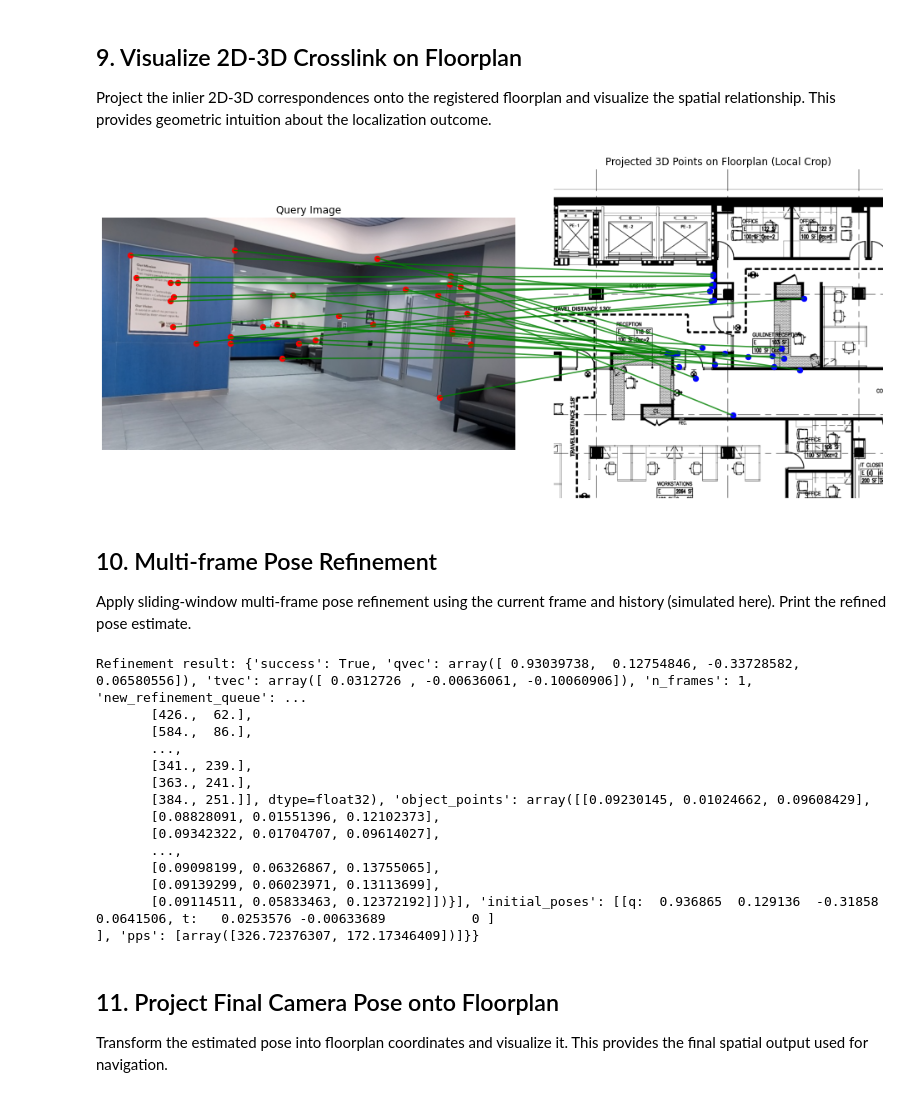
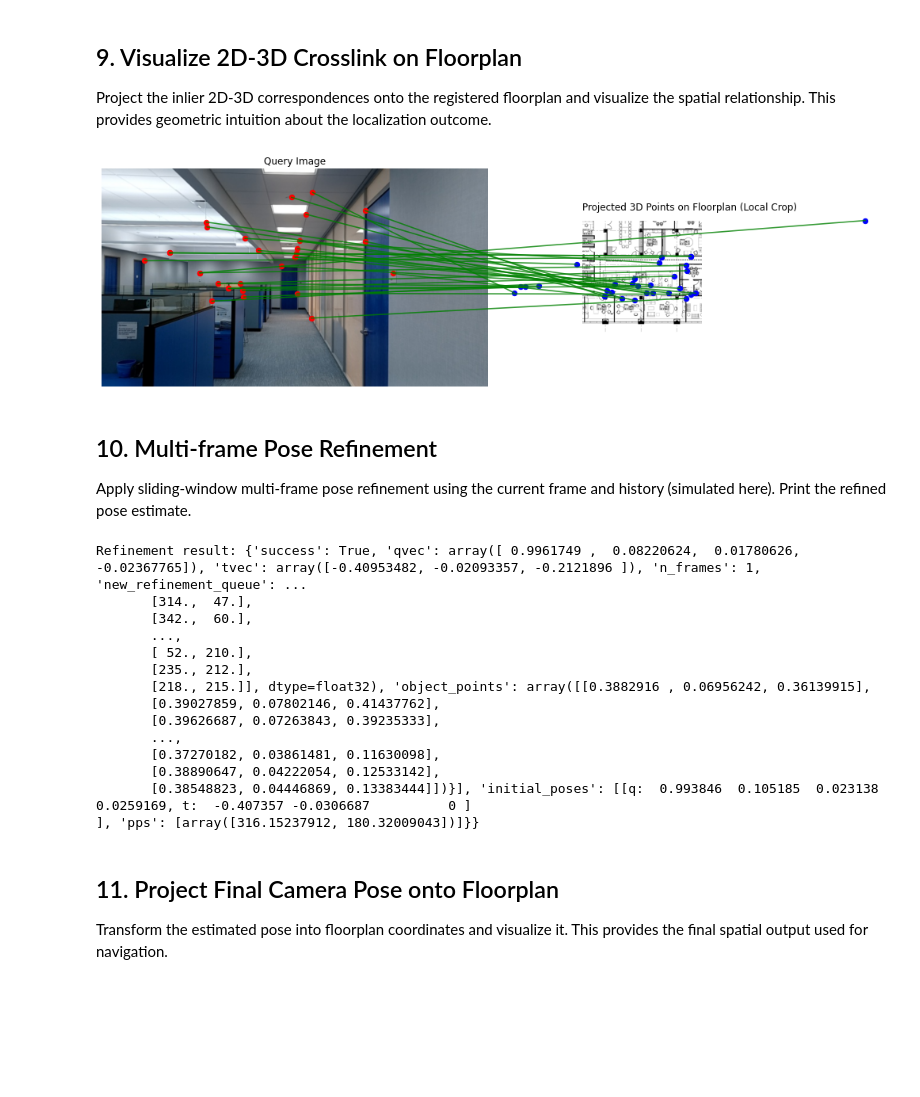
Before and after one commit to endeleze/UNav, a Jupyter notebook: visualization_localization.ipynb, the cells around one changed output. Saved outputs shown, nothing was run; the diff lists cells and outputs as text; code cells hidden in the pictures; blank space fills up the shorter version.

```diff
--- a/visualization_localization.ipynb
+++ b/visualization_localization.ipynb
@@ -12,9 +12,11 @@ DATA_TEMP_ROOT = "/mnt/data/UNav-IO/temp"
 FEATURE_MODEL = "DinoV2Salad"
 LOCAL_FEATURE_MODEL = "superpoint+lightglue"
 
-PLACES = ["New_York_City"]
-BUILDINGS = ["LightHouse"]
-FLOORS = ["3_floor", "4_floor", "6_floor"]
+PLACES = {
+    "New_York_City": {
+        "LightHouse": ["3_floor", "4_floor", "6_floor"]
+    }
+}
 # %% [markdown]
 ## 2. Import Libraries and UNav Modules
 
@@ -65,7 +64,7 @@ Loaded model from /mnt/data/UNav-IO/data/parameters/DinoV2Salad/ckpts/dino_salad
 
 Read a test image for localization and display it for reference.
 # %%
-test_image_path = "/mnt/data/UNav-IO-old/logs/New_York_City/LightHouse/6/02754/images/2023-07-18_09-40-46.png"
+test_image_path = "/mnt/data/UNav-IO-old/logs/New_York_City/LightHouse/6/15149/images/2023-06-29_12-20-36.png"
 img = cv2.imread(test_image_path)
 if img is None:
     raise FileNotFoundError(f"Cannot load test image: {test_image_path}")
@@ -188,28 +187,28 @@ Project the inlier 2D-3D correspondences onto the registered floorplan and visua
 # %%
 import os
 import cv2
 from unav.visualization_tools.localization_visualization_tools import visualize_2d_3d_crosslink
 
 floorplan_path = os.path.join(
-    DATA_FINAL_ROOT, *best_map_key.split("__"), "floorplan.png"
+    DATA_FINAL_ROOT, *best_map_key, "floorplan.png"
 )
 floorplan_img = cv2.imread(floorplan_path)
 if floorplan_img is not None and floorplan_img.ndim == 3:
     floorplan_img = cv2.cvtColor(floorplan_img, cv2.COLOR_BGR2RGB)
 
 transform_matrix = localizer.transform_matrices[best_map_key]
 
 visualize_2d_3d_crosslink(
     query_img=img,
     image_points=pnp_pairs['image_points'],
     object_points=pnp_pairs['object_points'],
     transform_matrix=transform_matrix,
     floorplan_img=floorplan_img,
     num_matches=30,
-    crop_size=1500
+    crop_size=2000
 )
 # %% [output]
-[figure, old version]
+[figure, new version]
 # %% [markdown]
 ## 10. Multi-frame Pose Refinement
 
@@ -222,20 +221,20 @@ refine_result = localizer.multi_frame_pose_refine(
 )
 print("Refinement result:", refine_result)
 # %% [output]
-Refinement result: {'success': True, 'qvec': array([ 0.93039738,  0.12754846, -0.33728582,  0.06580556]), 'tvec': array([ 0.0312726 , -0.00636061, -0.10060906]), 'n_frames': 1, 'new_refinement_queue': ...
-       [426.,  62.],
-       [584.,  86.],
+Refinement result: {'success': True, 'qvec': array([ 0.9961749 ,  0.08220624,  0.01780626, -0.02367765]), 'tvec': array([-0.40953482, -0.02093357, -0.2121896 ]), 'n_frames': 1, 'new_refinement_queue': ...
+       [314.,  47.],
+       [342.,  60.],
        ...,
-       [341., 239.],
-       [363., 241.],
-       [384., 251.]], dtype=float32), 'object_points': array([[0.09230145, 0.01024662, 0.09608429],
-       [0.08828091, 0.01551396, 0.12102373],
-       [0.09342322, 0.01704707, 0.09614027],
+       [ 52., 210.],
+       [235., 212.],
+       [218., 215.]], dtype=float32), 'object_points': array([[0.3882916 , 0.06956242, 0.36139915],
+       [0.39027859, 0.07802146, 0.41437762],
+       [0.39626687, 0.07263843, 0.39235333],
        ...,
-       [0.09098199, 0.06326867, 0.13755065],
-       [0.09139299, 0.06023971, 0.13113699],
-       [0.09114511, 0.05833463, 0.12372192]])}], 'initial_poses': [[q:  0.936865  0.129136  -0.31858 0.0641506, t:   0.0253576 -0.00633689           0 ]
-], 'pps': [array([326.72376307, 172.17346409])]}}
+       [0.37270182, 0.03861481, 0.11630098],
+       [0.38890647, 0.04222054, 0.12533142],
+       [0.38548823, 0.04446869, 0.13383444]])}], 'initial_poses': [[q:  0.993846  0.105185  0.023138 0.0259169, t:  -0.407357 -0.0306687          0 ]
+], 'pps': [array([316.15237912, 180.32009043])]}}
 # %% [markdown]
 ## 11. Project Final Camera Pose onto Floorplan
 
```
Also changed, not shown: parts of 8 cells of this notebook, 18 other files.
